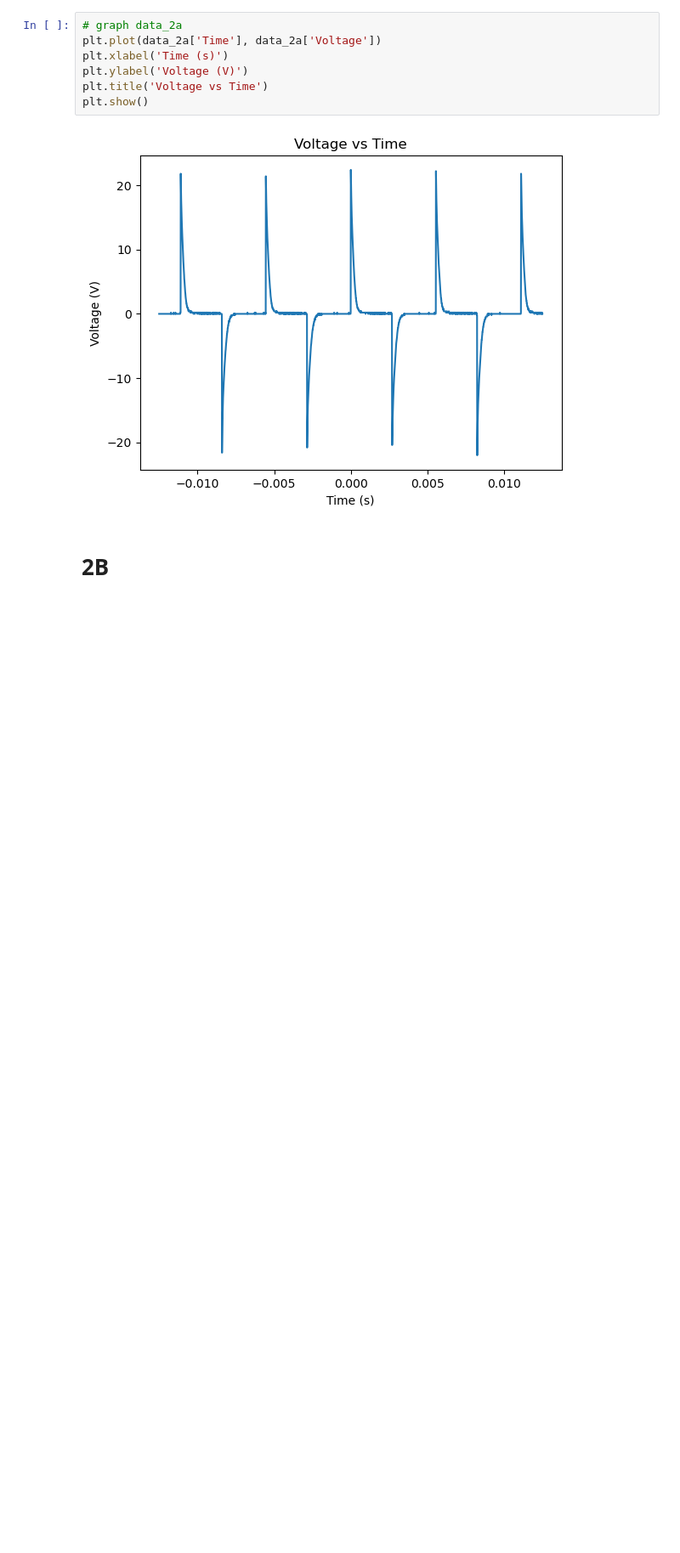
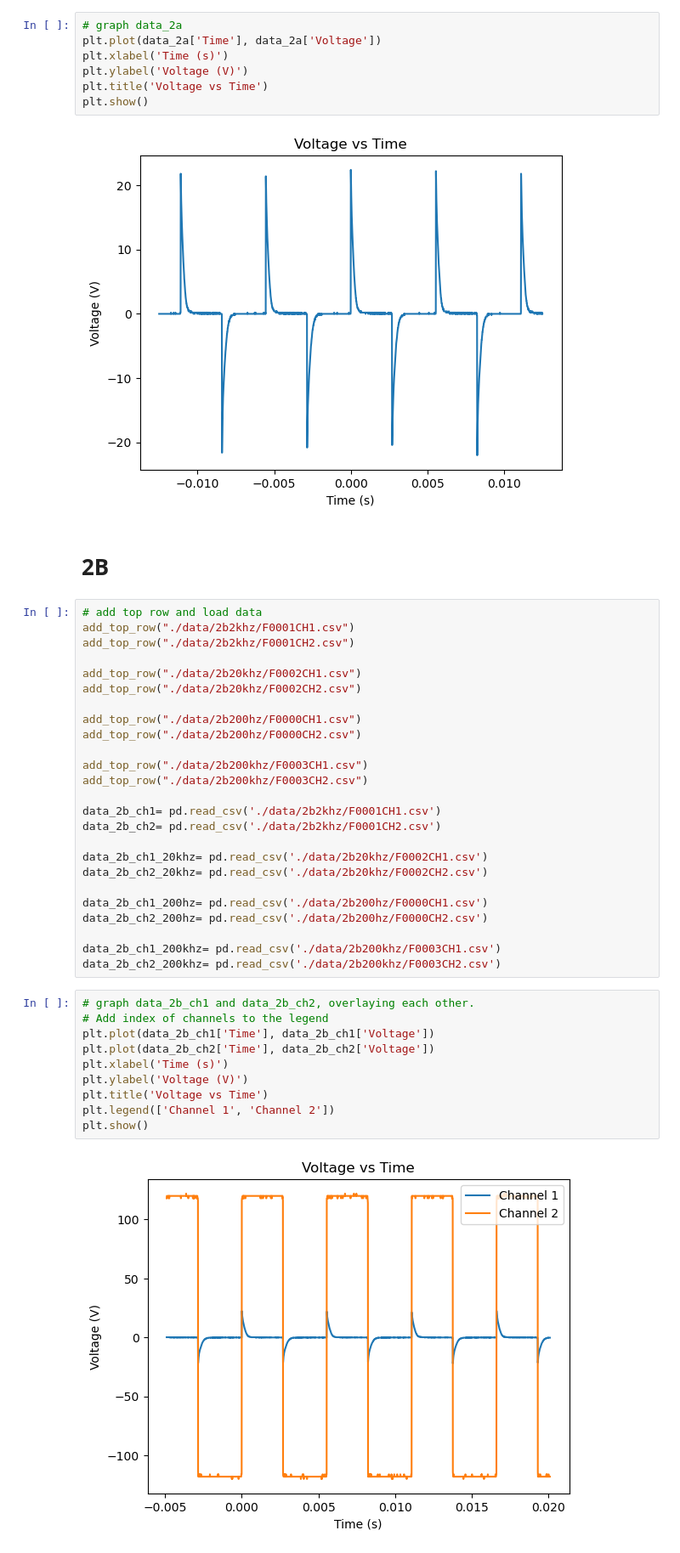
Before and after one commit to Quantum-Impulse/Eletronic-Techniques-Reports, a Jupyter notebook: Report 1/Lab 2/Lab2.ipynb, the cells around one changed output. Shown at 85% size. Drawn from its saved outputs; the diff is of its cells as text; blank space fills up the shorter version.

Commit message:
Lab 2 Graphs done

```diff
--- a/Report 1/Lab 2/Lab2.ipynb
+++ b/Report 1/Lab 2/Lab2.ipynb
@@ -182,3 +173,40 @@ plt.show()
 [figure]
 # %% [markdown]
 # 2B
+# %%
+# add top row and load data
+add_top_row("./data/2b2khz/F0001CH1.csv")
+add_top_row("./data/2b2khz/F0001CH2.csv")
+
+add_top_row("./data/2b20khz/F0002CH1.csv")
+add_top_row("./data/2b20khz/F0002CH2.csv")
+
+add_top_row("./data/2b200hz/F0000CH1.csv")
+add_top_row("./data/2b200hz/F0000CH2.csv")
+
+add_top_row("./data/2b200khz/F0003CH1.csv")
+add_top_row("./data/2b200khz/F0003CH2.csv")
+
+data_2b_ch1= pd.read_csv('./data/2b2khz/F0001CH1.csv')
+data_2b_ch2= pd.read_csv('./data/2b2khz/F0001CH2.csv')
+
+data_2b_ch1_20khz= pd.read_csv('./data/2b20khz/F0002CH1.csv')
+data_2b_ch2_20khz= pd.read_csv('./data/2b20khz/F0002CH2.csv')
+
+data_2b_ch1_200hz= pd.read_csv('./data/2b200hz/F0000CH1.csv')
+data_2b_ch2_200hz= pd.read_csv('./data/2b200hz/F0000CH2.csv')
+
+data_2b_ch1_200khz= pd.read_csv('./data/2b200khz/F0003CH1.csv')
+data_2b_ch2_200khz= pd.read_csv('./data/2b200khz/F0003CH2.csv')
+# %%
+# graph data_2b_ch1 and data_2b_ch2, overlaying each other.
+# Add index of channels to the legend
+plt.plot(data_2b_ch1['Time'], data_2b_ch1['Voltage'])
+plt.plot(data_2b_ch2['Time'], data_2b_ch2['Voltage'])
+plt.xlabel('Time (s)')
+plt.ylabel('Voltage (V)')
+plt.title('Voltage vs Time')
+plt.legend(['Channel 1', 'Channel 2'])
+plt.show()
+# %% [output]
+[figure, added]
```
Also changed, not shown: parts of 7 cells of this notebook, 11 other files.
